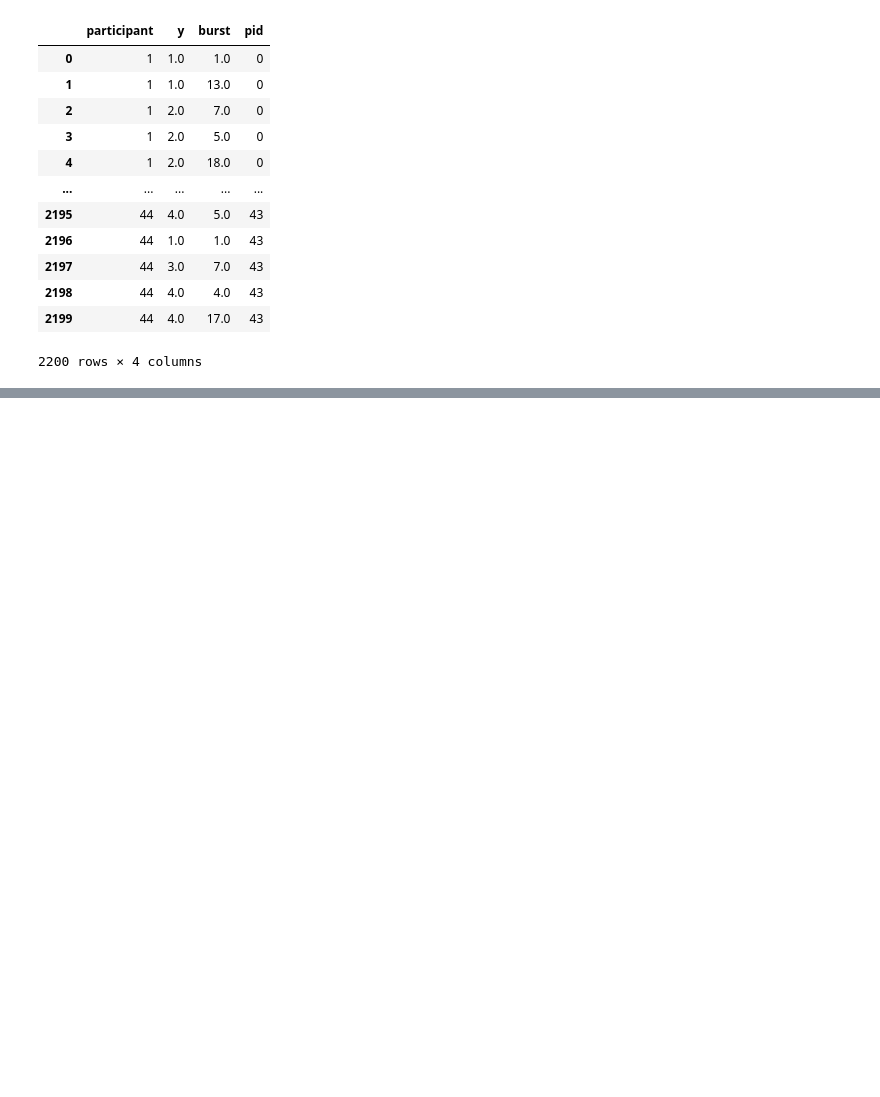
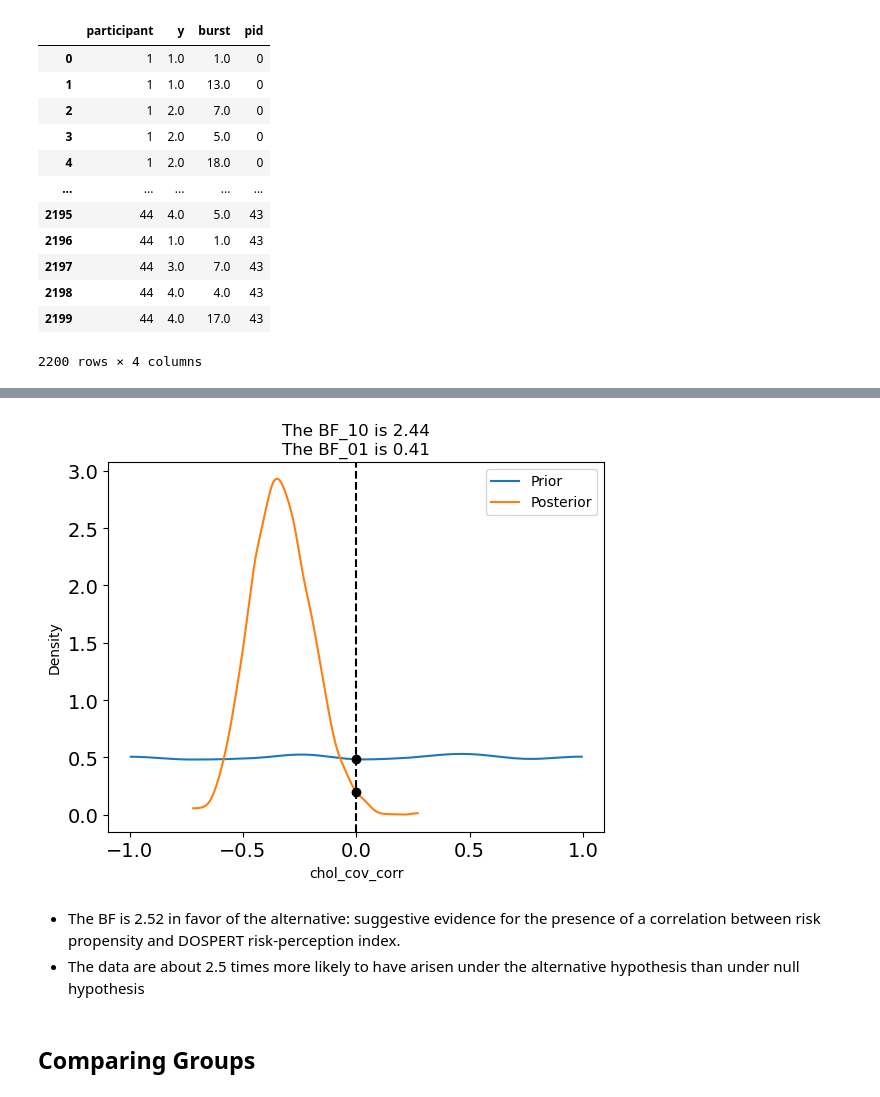
Before and after one commit to alazaydin/bart-censored, a Jupyter notebook: censoring.ipynb, the cells around one changed output, grey strips where cells are left out. Cells and saved outputs as stored; diff of their text form; code cells hidden in the pictures; blank space fills up the shorter version.

Commit message:
added group comparison and BF

```diff
--- a/censoring.ipynb
+++ b/censoring.ipynb
@@ -856,0 +930,9 @@ Sampling 4 chains for 1_000 tune and 1_000 draw iterations (4_000 + 4_000 draws
+# %%
+az.plot_bf(idata_joint.sel(chol_cov_corr_dim_0=0, chol_cov_corr_dim_1=1), var_name="chol_cov_corr");
+# %% [output]
+[figure, added]
+# %% [markdown]
+- The BF is 2.52 in favor of the alternative: suggestive evidence for the presence of a correlation between risk propensity and DOSPERT risk-perception index.
+- The data are about 2.5 times more likely to have arisen under the alternative hypothesis than under null hypothesis
+# %% [markdown]
+## Comparing Groups
```
Also changed, not shown: parts of 46 cells of this notebook.
